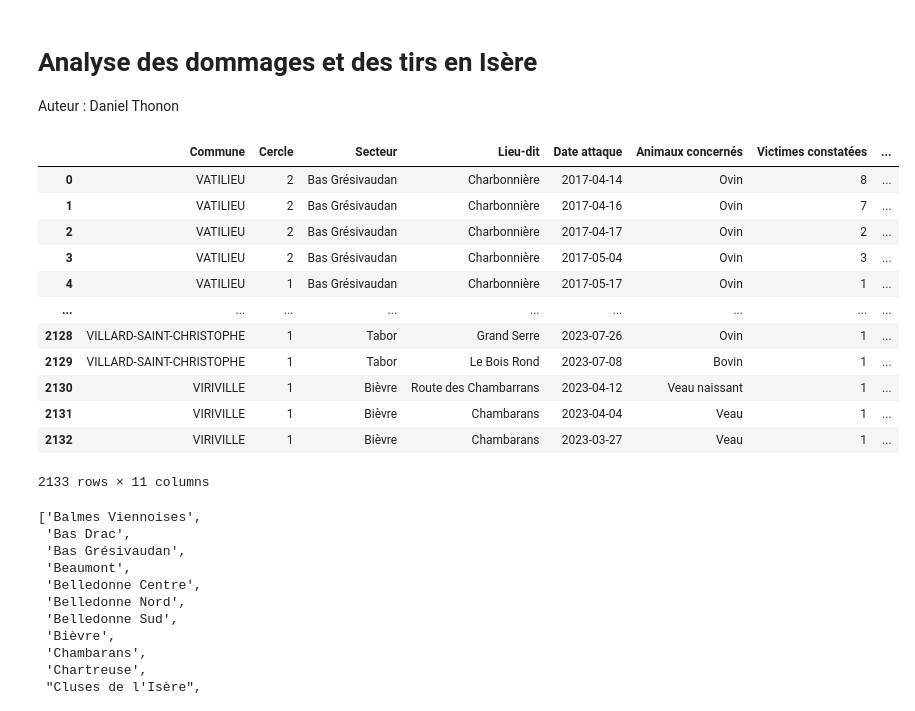
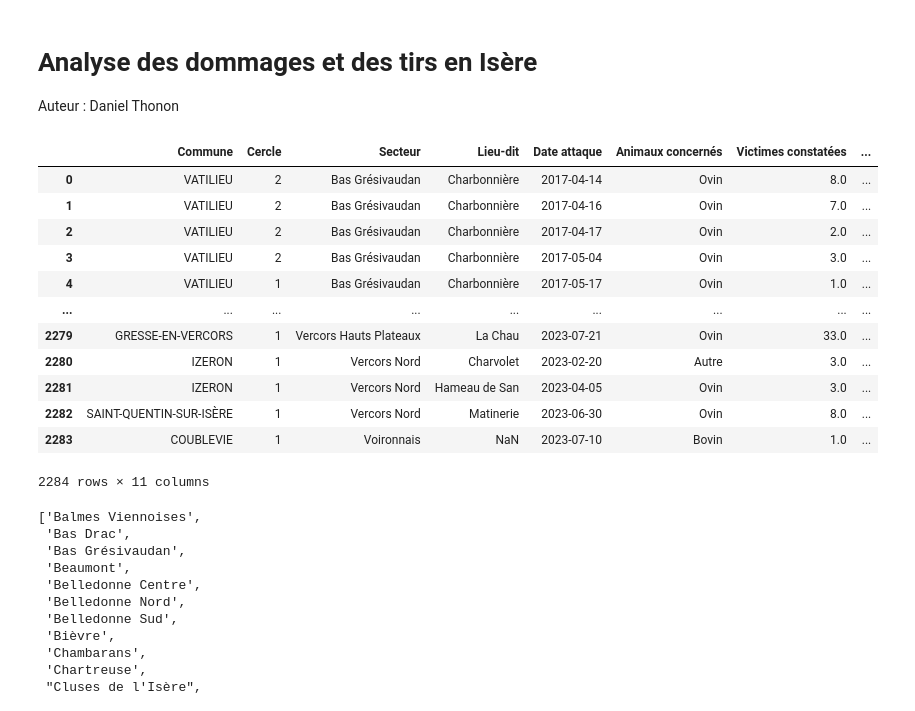
Before and after one commit to dthonon/pna_loup_suivi, a Jupyter notebook: notebook/Analyse-38.ipynb, the cells around one changed output. Saved outputs shown, nothing was run; the diff lists cells and outputs as text; code cells hidden in the pictures.

Commit message:
Saisie données Isère - WIP

```diff
--- a/notebook/Analyse-38.ipynb
+++ b/notebook/Analyse-38.ipynb
@@ -17,7 +17,7 @@ data_url = "https://raw.githubusercontent.com/dthonon/pna_loup_suivi/main/data/"
 # Lecture des départements
 constats = pd.read_csv(
     data_url + "bilan_constat_loup_38.csv",
-    sep=",",
+    sep=";",
     header=0,
     names=[
         "Commune",
@@ -26,45 +26,45 @@ constats = pd.read_csv(
         "Lieu-dit",
         "Date attaque",
         "Num semaine",
         "Animaux concernés",
         "Victimes constatées",
         "Taille troupeau ou lot",
         "Conclusion expertise",
         "Indemnisation",
         "Protocole",
         "Num AP tir",
     ],
     usecols=[
         "Commune",
         "Cercle",
         "Secteur",
         "Lieu-dit",
         "Date attaque",
         "Animaux concernés",
         "Victimes constatées",
         "Taille troupeau ou lot",
         "Conclusion expertise",
         "Indemnisation",
     ],
     parse_dates=["Date attaque"],
     dayfirst=True
 )
 constats["Année"] = pd.to_datetime(constats["Date attaque"]).dt.year
 constats
 # %% [output]
 |  | Commune | Cercle | Secteur | Lieu-dit | Date attaque | Animaux concernés | Victimes constatées | ... |
-| 0 | VATILIEU | 2 | Bas Grésivaudan | Charbonnière | 2017-04-14 | Ovin | 8 | ... |
-| 1 | VATILIEU | 2 | Bas Grésivaudan | Charbonnière | 2017-04-16 | Ovin | 7 | ... |
-| 2 | VATILIEU | 2 | Bas Grésivaudan | Charbonnière | 2017-04-17 | Ovin | 2 | ... |
-| 3 | VATILIEU | 2 | Bas Grésivaudan | Charbonnière | 2017-05-04 | Ovin | 3 | ... |
-| 4 | VATILIEU | 1 | Bas Grésivaudan | Charbonnière | 2017-05-17 | Ovin | 1 | ... |
+| 0 | VATILIEU | 2 | Bas Grésivaudan | Charbonnière | 2017-04-14 | Ovin | 8.0 | ... |
+| 1 | VATILIEU | 2 | Bas Grésivaudan | Charbonnière | 2017-04-16 | Ovin | 7.0 | ... |
+| 2 | VATILIEU | 2 | Bas Grésivaudan | Charbonnière | 2017-04-17 | Ovin | 2.0 | ... |
+| 3 | VATILIEU | 2 | Bas Grésivaudan | Charbonnière | 2017-05-04 | Ovin | 3.0 | ... |
+| 4 | VATILIEU | 1 | Bas Grésivaudan | Charbonnière | 2017-05-17 | Ovin | 1.0 | ... |
 | ... | ... | ... | ... | ... | ... | ... | ... | ... |
-| 2128 | VILLARD-SAINT-CHRISTOPHE | 1 | Tabor | Grand Serre | 2023-07-26 | Ovin | 1 | ... |
-| 2129 | VILLARD-SAINT-CHRISTOPHE | 1 | Tabor | Le Bois Rond | 2023-07-08 | Bovin | 1 | ... |
-| 2130 | VIRIVILLE | 1 | Bièvre | Route des Chambarrans | 2023-04-12 | Veau naissant | 1 | ... |
-| 2131 | VIRIVILLE | 1 | Bièvre | Chambarans | 2023-04-04 | Veau | 1 | ... |
-| 2132 | VIRIVILLE | 1 | Bièvre | Chambarans | 2023-03-27 | Veau | 1 | ... |
+| 2279 | GRESSE-EN-VERCORS | 1 | Vercors Hauts Plateaux | La Chau | 2023-07-21 | Ovin | 33.0 | ... |
+| 2280 | IZERON | 1 | Vercors Nord | Charvolet | 2023-02-20 | Autre | 3.0 | ... |
+| 2281 | IZERON | 1 | Vercors Nord | Hameau de San | 2023-04-05 | Ovin | 3.0 | ... |
+| 2282 | SAINT-QUENTIN-SUR-ISÈRE | 1 | Vercors Nord | Matinerie | 2023-06-30 | Ovin | 8.0 | ... |
+| 2283 | COUBLEVIE | 1 | Voironnais | NaN | 2023-07-10 | Bovin | 1.0 | ... |
-2133 rows × 11 columns
+2284 rows × 11 columns
 # %%
 sorted(constats.Secteur.unique())
 # %% [output]
```
Also changed, not shown: parts of 1 cell of this notebook, 1 other file.
